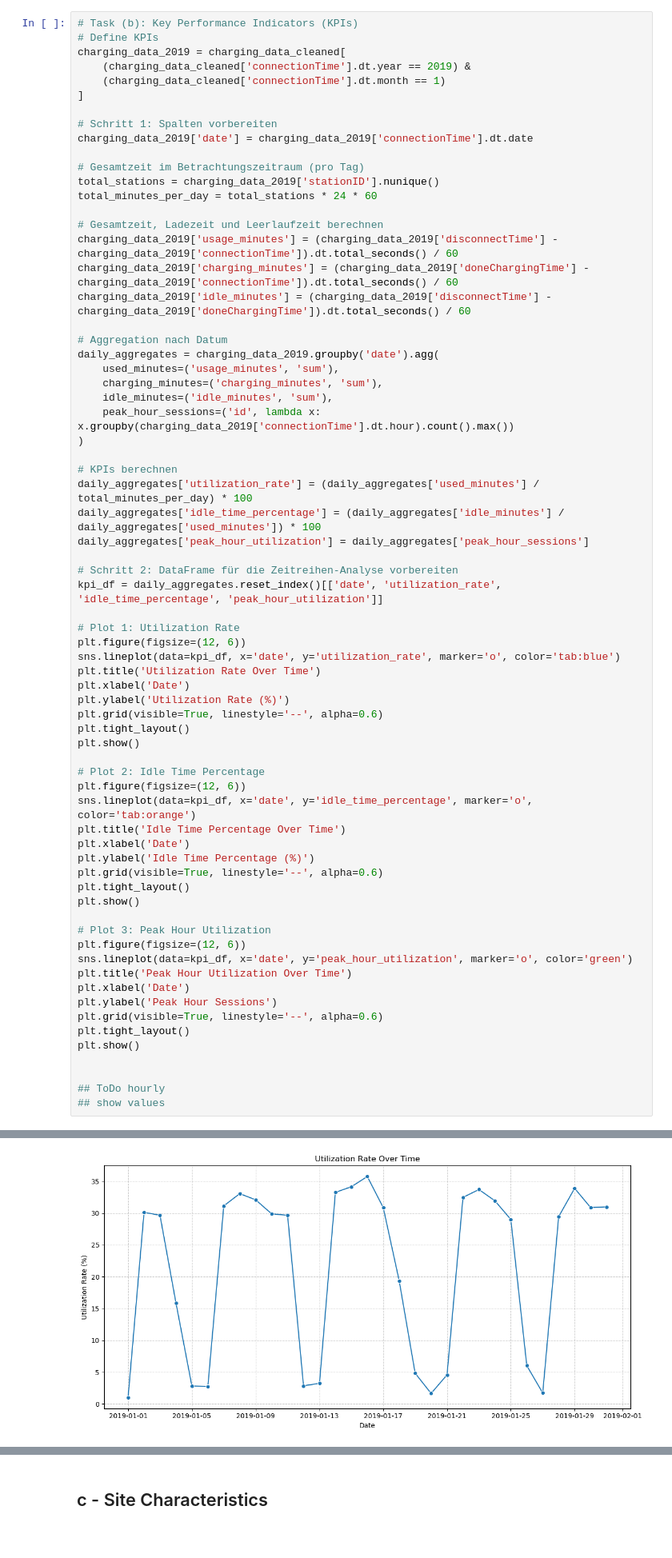
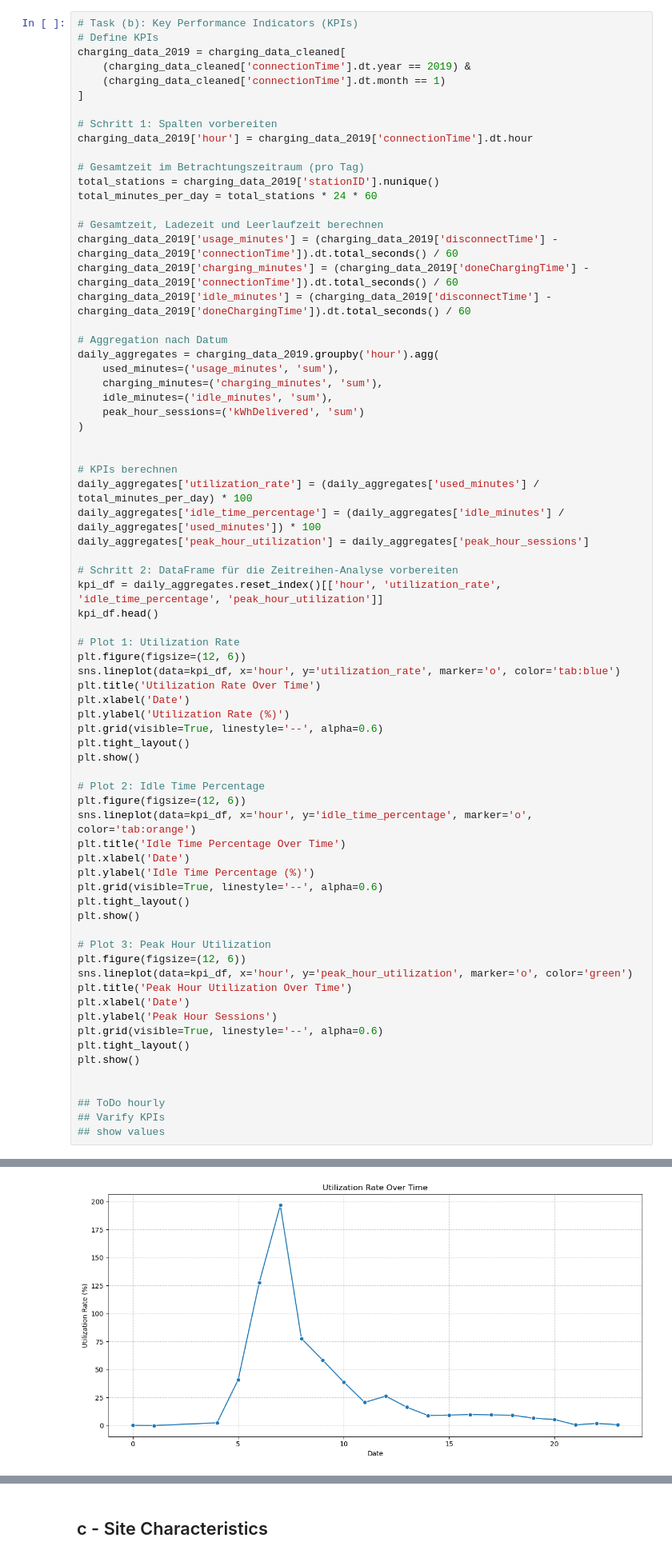
Before and after one commit to pmoll01/AA2024_Groupwork_DynamoData, a Jupyter notebook: Data_desc_analysis.ipynb, the cells around one changed output, grey strips where cells are left out. Shown: that part at 80% size. Cells and saved outputs as stored; diff of their text form.

```diff
--- a/Data_desc_analysis.ipynb
+++ b/Data_desc_analysis.ipynb
@@ -147,7 +277,7 @@ charging_data_2019 = charging_data_cleaned[
 ]
 
 # Schritt 1: Spalten vorbereiten
-charging_data_2019['date'] = charging_data_2019['connectionTime'].dt.date
+charging_data_2019['hour'] = charging_data_2019['connectionTime'].dt.hour
 
 # Gesamtzeit im Betrachtungszeitraum (pro Tag)
 total_stations = charging_data_2019['stationID'].nunique()
@@ -159,12 +289,13 @@ charging_data_2019['charging_minutes'] = (charging_data_2019['doneChargingTime']
 charging_data_2019['idle_minutes'] = (charging_data_2019['disconnectTime'] - charging_data_2019['doneChargingTime']).dt.total_seconds() / 60
 
 # Aggregation nach Datum
-daily_aggregates = charging_data_2019.groupby('date').agg(
+daily_aggregates = charging_data_2019.groupby('hour').agg(
     used_minutes=('usage_minutes', 'sum'),
     charging_minutes=('charging_minutes', 'sum'),
     idle_minutes=('idle_minutes', 'sum'),
-    peak_hour_sessions=('id', lambda x: x.groupby(charging_data_2019['connectionTime'].dt.hour).count().max())
+    peak_hour_sessions=('kWhDelivered', 'sum')
 )
+
 
 # KPIs berechnen
 daily_aggregates['utilization_rate'] = (daily_aggregates['used_minutes'] / total_minutes_per_day) * 100
@@ -172,11 +303,12 @@ daily_aggregates['idle_time_percentage'] = (daily_aggregates['idle_minutes'] / d
 daily_aggregates['peak_hour_utilization'] = daily_aggregates['peak_hour_sessions']
 
 # Schritt 2: DataFrame für die Zeitreihen-Analyse vorbereiten
-kpi_df = daily_aggregates.reset_index()[['date', 'utilization_rate', 'idle_time_percentage', 'peak_hour_utilization']]
+kpi_df = daily_aggregates.reset_index()[['hour', 'utilization_rate', 'idle_time_percentage', 'peak_hour_utilization']]
+kpi_df.head()
 
 # Plot 1: Utilization Rate
 plt.figure(figsize=(12, 6))
-sns.lineplot(data=kpi_df, x='date', y='utilization_rate', marker='o', color='tab:blue')
+sns.lineplot(data=kpi_df, x='hour', y='utilization_rate', marker='o', color='tab:blue')
 plt.title('Utilization Rate Over Time')
 plt.xlabel('Date')
 plt.ylabel('Utilization Rate (%)')
@@ -186,7 +318,7 @@ plt.show()
 
 # Plot 2: Idle Time Percentage
 plt.figure(figsize=(12, 6))
-sns.lineplot(data=kpi_df, x='date', y='idle_time_percentage', marker='o', color='tab:orange')
+sns.lineplot(data=kpi_df, x='hour', y='idle_time_percentage', marker='o', color='tab:orange')
 plt.title('Idle Time Percentage Over Time')
 plt.xlabel('Date')
 plt.ylabel('Idle Time Percentage (%)')
@@ -196,7 +328,7 @@ plt.show()
 
 # Plot 3: Peak Hour Utilization
 plt.figure(figsize=(12, 6))
-sns.lineplot(data=kpi_df, x='date', y='peak_hour_utilization', marker='o', color='green')
+sns.lineplot(data=kpi_df, x='hour', y='peak_hour_utilization', marker='o', color='green')
 plt.title('Peak Hour Utilization Over Time')
 plt.xlabel('Date')
 plt.ylabel('Peak Hour Sessions')
@@ -206,6 +338,7 @@ plt.show()
 
 
 ## ToDo hourly
+## Varify KPIs
 ## show values
 # %% [output]
 A value is trying to be set on a copy of a slice from a DataFrame.
@@ -216,16 +349,16 @@ See the caveats in the documentation: https://pandas.pydata.org/pandas-docs/stab
 A value is trying to be set on a copy of a slice from a DataFrame.
 Try using .loc[row_indexer,col_indexer] = value instead
 
 See the caveats in the documentation: https://pandas.pydata.org/pandas-docs/stable/user_guide/indexing.html#returning-a-view-versus-a-copy
   charging_data_2019['usage_minutes'] = (charging_data_2019['disconnectTime'] - charging_data_2019['connectionTime']).dt.total_seconds() / 60
 A value is trying to be set on a copy of a slice from a DataFrame.
 Try using .loc[row_indexer,col_indexer] = value instead
 
 See the caveats in the documentation: https://pandas.pydata.org/pandas-docs/stable/user_guide/indexing.html#returning-a-view-versus-a-copy
   charging_data_2019['charging_minutes'] = (charging_data_2019['doneChargingTime'] - charging_data_2019['connectionTime']).dt.total_seconds() / 60
 A value is trying to be set on a copy of a slice from a DataFrame.
 Try using .loc[row_indexer,col_indexer] = value instead
 
 See the caveats in the documentation: https://pandas.pydata.org/pandas-docs/stable/user_guide/indexing.html#returning-a-view-versus-a-copy
   charging_data_2019['idle_minutes'] = (charging_data_2019['disconnectTime'] - charging_data_2019['doneChargingTime']).dt.total_seconds() / 60
-[figure, old version]
+[figure, new version]
```
Also changed, not shown: parts of 11 cells of this notebook.
